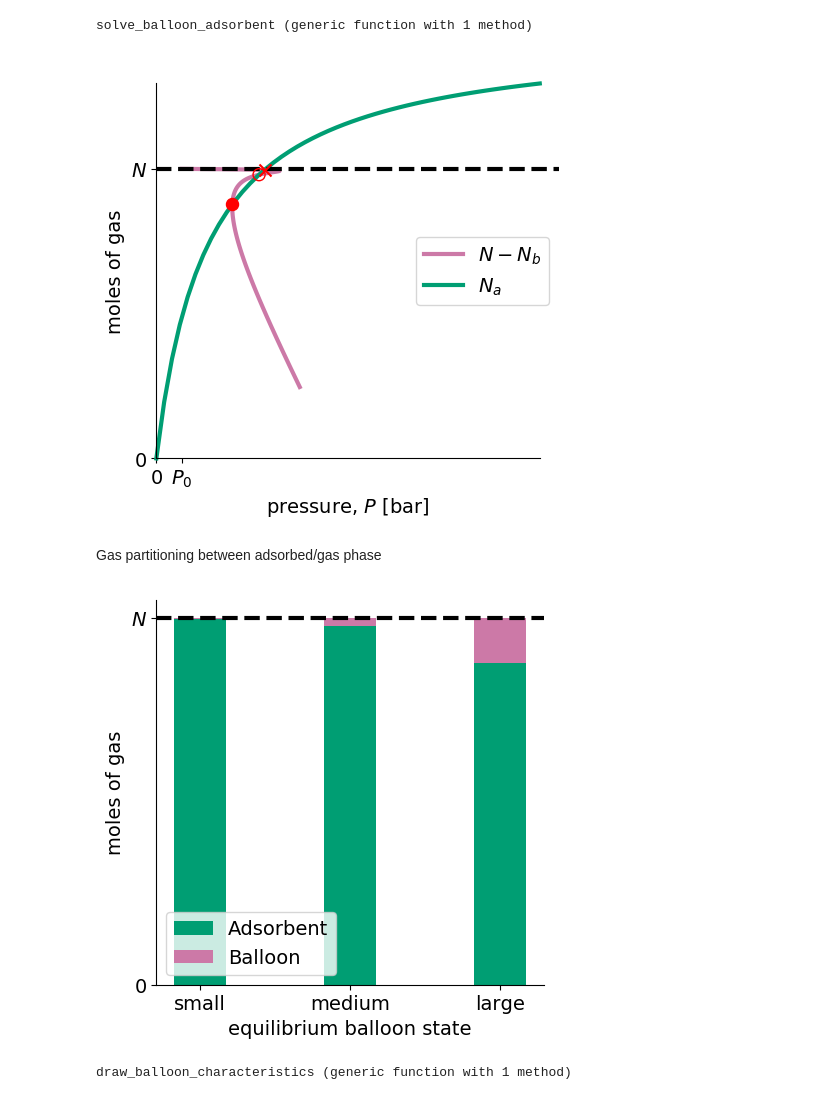
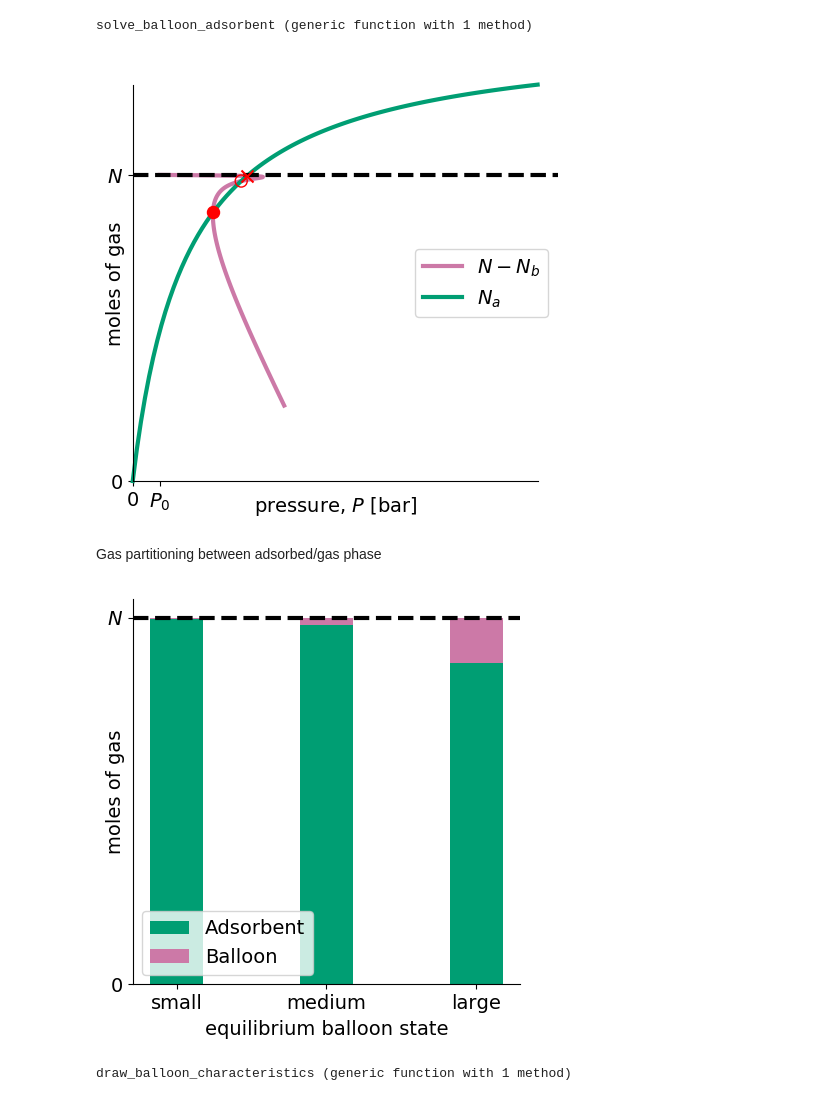
Before and after one commit to SimonEnsemble/adsorbents_balloons_exchange_gas, a Jupyter notebook: simplified_gas_adsorbent_balloon.ipynb, the cells around one changed output. Drawn from its saved outputs; the diff is of its cells as text; code cells hidden in the pictures.

Commit message:
new julia v1.0 version; bring labels closer to x, y axes

```diff
--- a/simplified_gas_adsorbent_balloon.ipynb
+++ b/simplified_gas_adsorbent_balloon.ipynb
@@ -198,11 +198,11 @@ function langmuir_adsorption(adsorbent::LangmuirAdsorbent, P::Float64, T::Float6
 end
 
 fig = plt.figure()
-P = collect(linspace(0, 12))
+P = collect(range(0.0, stop=12.0, length=50))
 Ts = [280.0, 300.0, 320.0]
 colors = ["b", "g", "r"]
 for (i, T) in enumerate(Ts)
-    plt.plot(P, langmuir_adsorption.(adsorbent, P, T),
+    plt.plot(P, [langmuir_adsorption(adsorbent, p, T) for p in P],
              label=@sprintf("T = %.0f K", T), color=colors[i])
 end
 plt.legend(loc="lower right")
@@ -264,10 +264,10 @@ system = System(30.0, 298.0, 0.1)
 balloon = Balloon(0.1, 0.01, 30.0, 3.0) # ballpark params
 adsorbent = LangmuirAdsorbent(5.0, 298.0, 44.0, 30.0)
 
-Pa = collect(linspace(0, 1.5))
-Na = langmuir_adsorption.(adsorbent, Pa, system.T)
+Pa = collect(range(0, 1.5, length=100))
+Na = [langmuir_adsorption(adsorbent, p, system.T) for p in Pa]
 
-normalized_radius = collect(linspace(1.0, 6.2, 100)) # r/r₀
+normalized_radius = collect(range(1.0, stop=6.2, length=100)) # r/r₀
 Nb = similar(normalized_radius)
 Pb = similar(normalized_radius)
 for i = 1:length(normalized_radius)
@@ -280,7 +280,7 @@ solns = solve_balloon_adsorbent(adsorbent, balloon, system)
 
 fig, ax = mathy_figure()
 
-plt.plot(Pb, system.N - Nb, label="\$N - N_b\$",
+plt.plot(Pb, system.N .- Nb, label="\$N - N_b\$",
         color="C3", lw=3)
 plt.plot(Pa, Na, color="C1", label="\$N_a\$", lw=3)
 plt.axhline(system.N, color="k", linestyle="--", lw=3, xmin=0.045)
@@ -306,8 +306,8 @@ for (i_sol, sol) in enumerate(solns)
     end
 end
 # plt.plot(r_ovr_r_0, P_minus_P0_autodiff, color="k", linestyle="--")
-plt.xlabel("pressure, \$P\$ [bar]")
-plt.ylabel("\moles of gas")
+plt.xlabel("pressure, \$P\$ [bar]", labelpad=-13)
+plt.ylabel("moles of gas", labelpad=-13)
 plt.yticks([0, system.N], ["\$0\$", "\$N\$"])
 # plt.axvline(x=system.P₀, linestyle=":", color="k")
 plt.xticks([0, system.P₀], ["\$0\$", "\$P_0\$"])
@@ -317,29 +317,29 @@ plt.tight_layout()
 plt.savefig("balloon_isotherm.png", format="png", dpi=300)
 plt.show()
 # %% [output]
-[figure, old version]
+[figure, new version]
 # %% [markdown]
 Gas partitioning between adsorbed/gas phase
 # %%
 fig = plt.figure(figsize=(5, 5))
 ax = fig[:add_subplot](1, 1, 1)
 nb_solns = length(solns)
 ax[:spines]["right"][:set_color]("none")
 ax[:spines]["top"][:set_color]("none")
 plt.axhline(system.N, color="k", linestyle="--", lw=3)
 width = 0.35 # the width of the bars: can also be len(x) sequence
 p1 = plt.bar(1:nb_solns, [soln["N_a"] for soln in solns], width,
             color="C1", label="Adsorbent")
 p2 = plt.bar(1:nb_solns, [soln["N_b"] for soln in solns], width,
              bottom=[soln["N_a"] for soln in solns], label="Balloon",
             color="C3")
 plt.xticks(1:nb_solns, ["small", "medium", "large"])
-plt.xlabel("equilibrium balloon state")
-plt.ylabel("moles of gas")
+plt.xlabel("equilibrium balloon state", labelpad=5)
+plt.ylabel("moles of gas", labelpad=-13)
 plt.yticks([0, system.N], ["\$0\$", "\$N\$"])
 plt.legend(loc="lower left")
 plt.savefig("gas_partitioning.png", format="png", dpi=300)
 # %% [output]
-[figure, old version]
+[figure, new version]
 # %%
 function draw_balloon_characteristics(balloon::Balloon, system::System)
```
Also changed, not shown: parts of 17 cells of this notebook, 1 other file.
